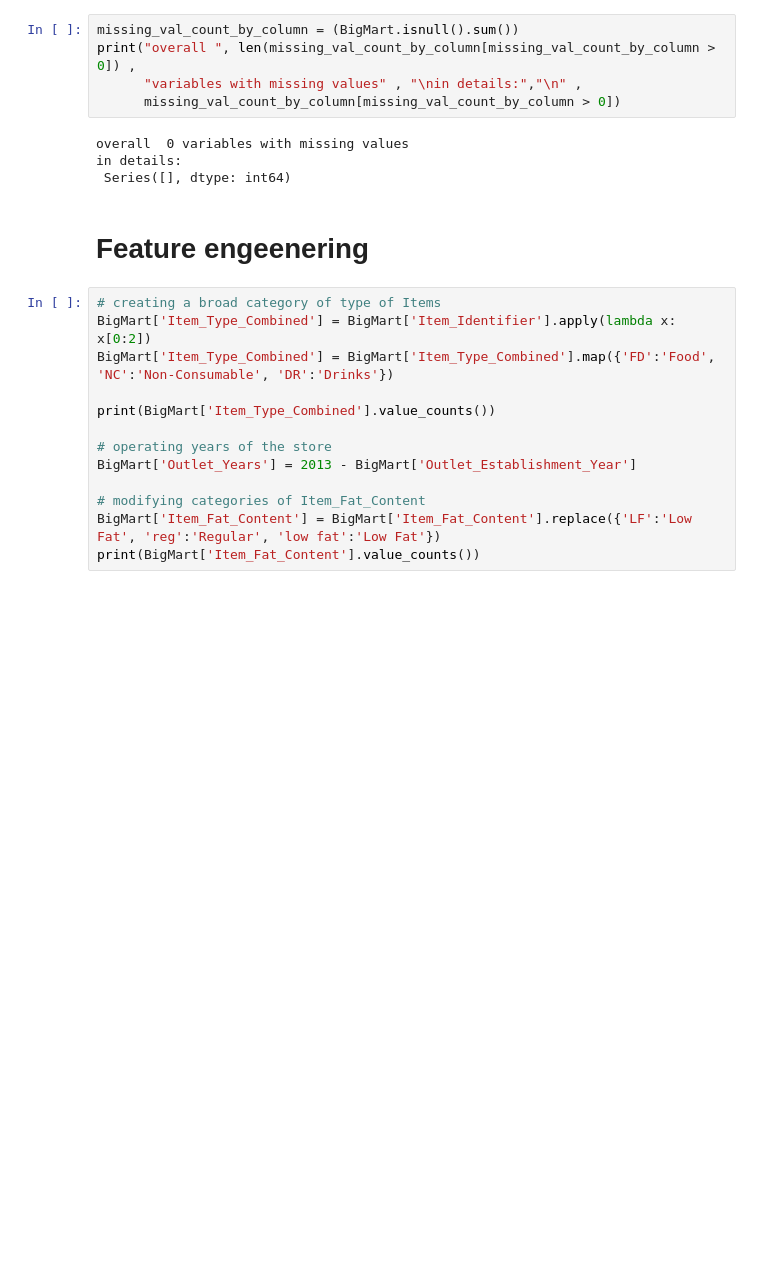
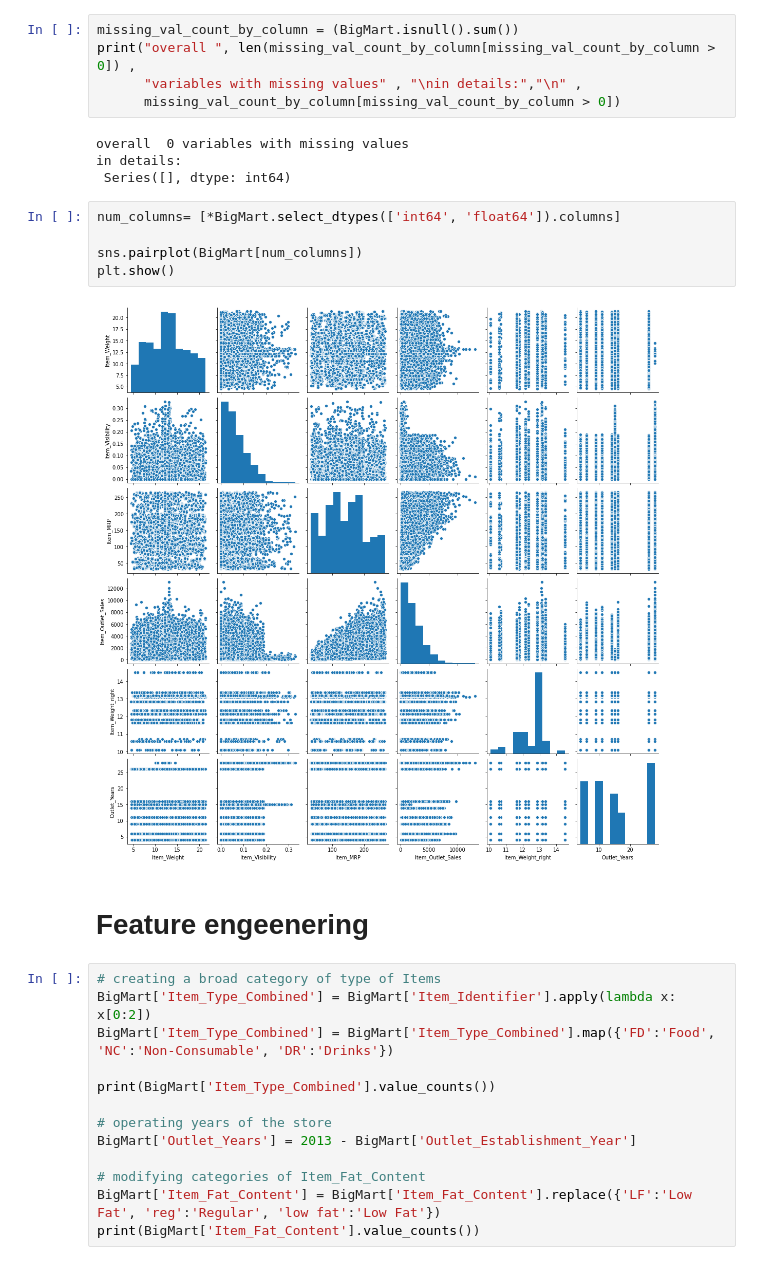
Before and after one commit to GTorley/SHAP_basics, a Jupyter notebook: SHAP.ipynb, the cells around one changed output. Cells and saved outputs as stored; diff of their text form; blank space fills up the shorter version.

```diff
--- a/SHAP.ipynb
+++ b/SHAP.ipynb
@@ -144,6 +145,13 @@ print("overall ", len(missing_val_count_by_column[missing_val_count_by_column >
 overall  0 variables with missing values
 in details:
  Series([], dtype: int64)
+# %%
+num_columns= [*BigMart.select_dtypes(['int64', 'float64']).columns]
+
+sns.pairplot(BigMart[num_columns])
+plt.show()
+# %% [output]
+[figure, added]
 # %% [markdown]
 # Feature engeenering
 # %%
```
Also changed, not shown: parts of 27 cells of this notebook.
